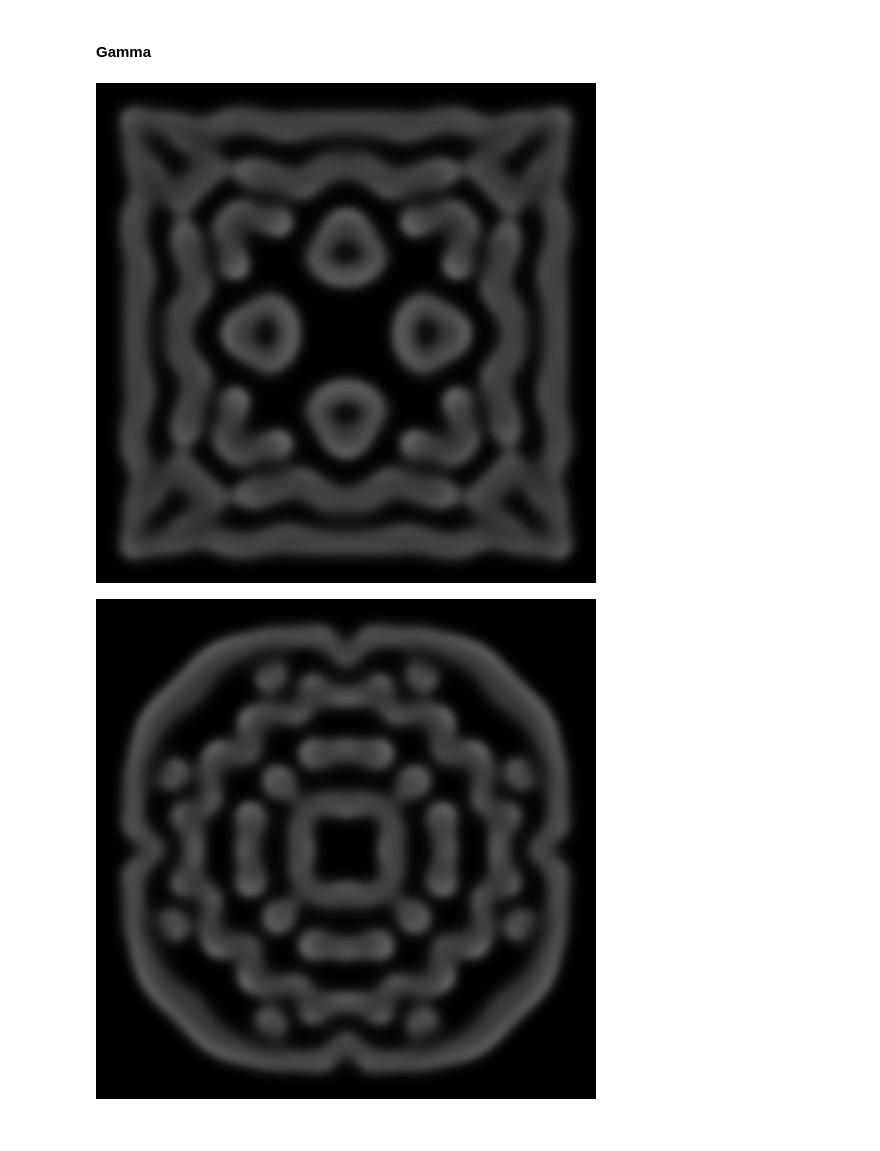
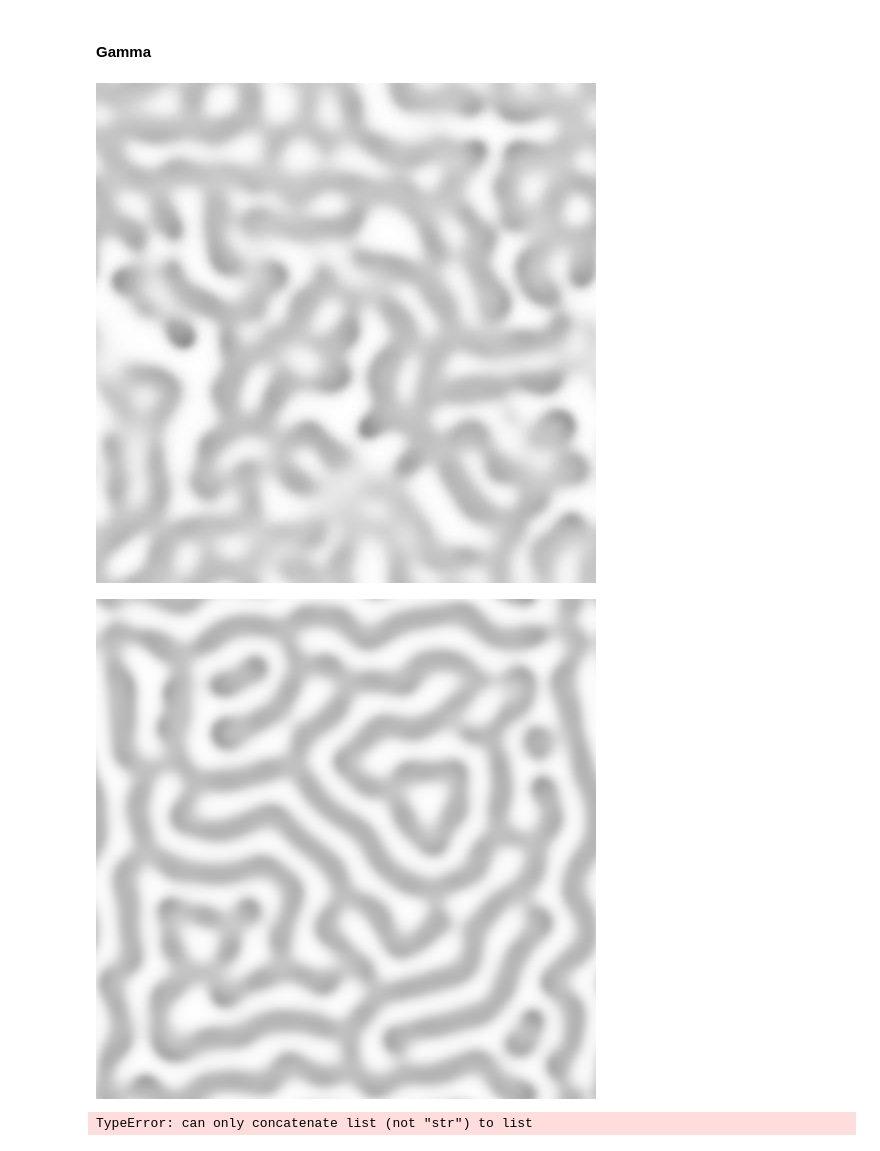
Before and after one commit to andgoldschmidt/ReactionDiffusion, a Jupyter notebook: TF_ReactionDiffusion.ipynb, the cells around one changed output. Saved outputs shown, nothing was run; the diff lists cells and outputs as text; code cells hidden in the pictures.

```diff
--- a/TF_ReactionDiffusion.ipynb
+++ b/TF_ReactionDiffusion.ipynb
@@ -201,7 +230,11 @@ for i in range(10000):
 # Type theta (θ)
 tf.global_variables_initializer().run()
 
+result_t2 = []
 for i in range(10000):
     step.run({dt: 0.19, a: 1, b: 0.5, f: 0.030, k: 0.057})
-    DisplayArray(V.eval(), rng=[0, 1])
+    if i%100 == 0:
+        tmp = V.eval()
+        result_t2.append([i,tmp])
+    DisplayArray(1-tmp, rng=[0, 1])
 # %% [output]
@@ -212,7 +245,11 @@ for i in range(10000):
 # Type kappa
 tf.global_variables_initializer().run()
 
+result_k1=[]
 for i in range(10000):
     step.run({dt: 0.19, a: 1, b: 0.5, f: 0.050, k: 0.063})
-    DisplayArray(V.eval(), rng=[0, 1])
+    if i%100 == 0:
+        tmp = V.eval()
+        result_k1.append([i,tmp])
+    DisplayArray(1-tmp, rng=[0, 1])
 # %% [output]
@@ -243,7 +280,11 @@ for i in range(10000):
 # Type mu
 tf.global_variables_initializer().run()
 
+result_m1 = []
 for i in range(10000):
     step.run({dt: 0.19, a: 1, b: 0.5, f: 0.046, k: 0.065})
-    DisplayArray(V.eval(), rng=[0, 1])
+    if i%100 == 0:
+        tmp = V.eval()
+        result_m1.append([i,tmp])
+        DisplayArray(1-tmp, rng=[0, 1])
 # %% [output]
@@ -252,6 +294,10 @@ for i in range(10000):
 # Type mu
 tf.global_variables_initializer().run()
 
+result_m2 = []
 for i in range(10000):
     step.run({dt: 0.19, a: 1, b: 0.5, f: 0.058, k: 0.065})
-    DisplayArray(V.eval(), rng=[0, 1])
+    if i%100 == 0:
+        tmp = V.eval()
+        result_m2.append([i,tmp])
+        DisplayArray(1-tmp, rng=[0, 1])
@@ -260,18 +308,26 @@ for i in range(10000):
 # %%
 # Type gamma
 tf.global_variables_initializer().run()
 
+result_g1 = []
 for i in range(10000):
     step.run({dt: 0.19, a: 1, b: 0.5, f: 0.022, k: 0.051})
-    DisplayArray(V.eval(), rng=[0, 1])
+    if i%100 == 0:
+        tmp = V.eval()
+        result_g1.append([i,tmp])
+        DisplayArray(1-tmp, rng=[0, 1])
 # %% [output]
-[figure, old version]
+[figure, new version]
 # %%
 # Type gamma
 tf.global_variables_initializer().run()
 
+result_g2 = []
 for i in range(10000):
     step.run({dt: 0.19, a: 1, b: 0.5, f: 0.026, k: 0.055})
-    DisplayArray(V.eval(), rng=[0, 1])
+    if i%100 == 0:
+        tmp = V.eval()
+        result_g2.append([i,tmp])
+        DisplayArray(1-tmp, rng=[0, 1])
 # %% [output]
-[figure, old version]
+[figure, new version]
@@ -277,0 +340,4 @@ for i in range(10000):
+# %%
+save_obj('gamma_f_026_k_055', result_g2)
+# %% [output]
+TypeError: can only concatenate list (not "str") to list
```
Also changed, not shown: parts of 11 cells of this notebook, 1 other file.
